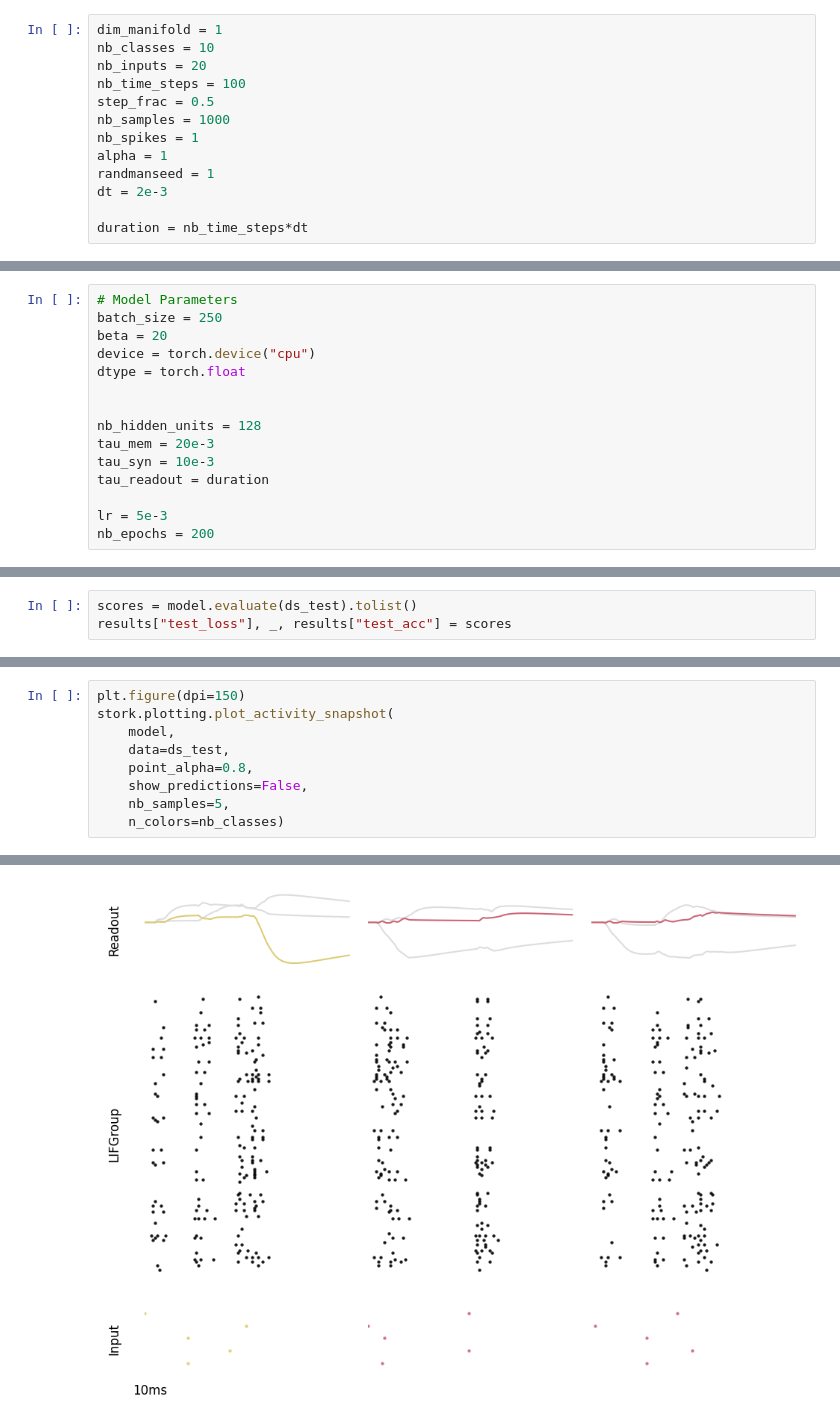
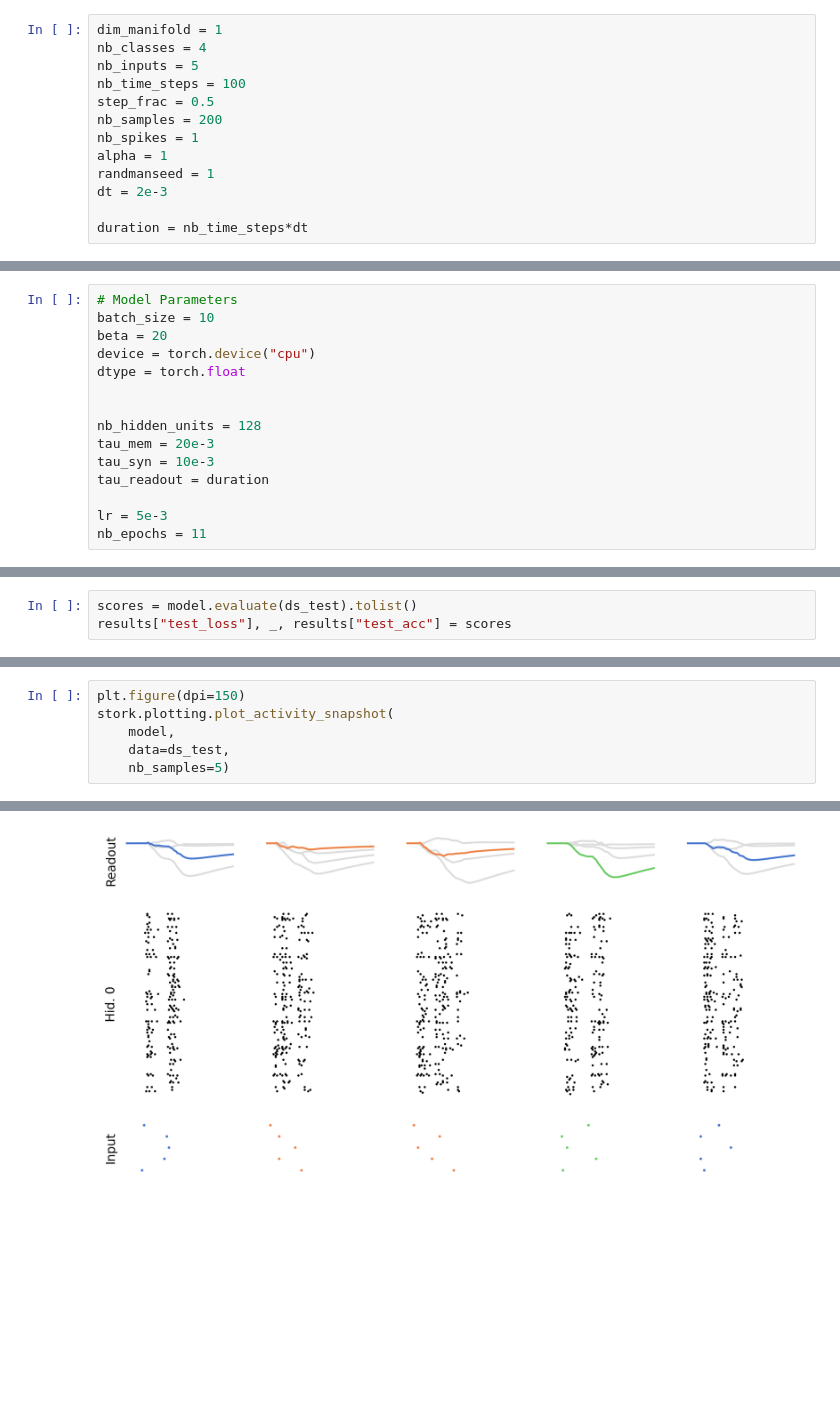
Before and after one commit to fmi-basel/stork, a Jupyter notebook: examples/01_Shallow_SNN_Randman.ipynb, the cells around one changed output, grey strips where cells are left out. Saved outputs shown, nothing was run; the diff lists cells and outputs as text; blank space fills up the shorter version.

```diff
--- a/examples/01_Shallow_SNN_Randman.ipynb
+++ b/examples/01_Shallow_SNN_Randman.ipynb
@@ -23,11 +23,11 @@ from stork.initializers import FluctuationDrivenCenteredNormalInitializer
 Specify the Dataset Parameters
 # %%
 dim_manifold = 1
-nb_classes = 10
-nb_inputs = 20
+nb_classes = 4
+nb_inputs = 5
 nb_time_steps = 100
 step_frac = 0.5
-nb_samples = 1000
+nb_samples = 200
 nb_spikes = 1
 alpha = 1
 randmanseed = 1
@@ -73,7 +73,7 @@ sns.despine()
 ## Set up the model
 # %%
 # Model Parameters
-batch_size = 250
+batch_size = 10
 beta = 20
 device = torch.device("cpu")
 dtype = torch.float
@@ -85,7 +85,7 @@ tau_syn = 10e-3
 tau_readout = duration
 
 lr = 5e-3
-nb_epochs = 200
+nb_epochs = 11
 # %%
 act_fn = stork.activations.SuperSpike
 act_fn.beta = beta
@@ -253,8 +251,5 @@ plt.figure(dpi=150)
 stork.plotting.plot_activity_snapshot(
     model,
     data=ds_test,
-    point_alpha=0.8,
-    show_predictions=False,
-    nb_samples=5,
-    n_colors=nb_classes)
+    nb_samples=5)
 # %% [output]
@@ -261 +258 @@ stork.plotting.plot_activity_snapshot(
-[figure, old version]
+[figure, new version]
```
Also changed, not shown: parts of 7 cells of this notebook.
